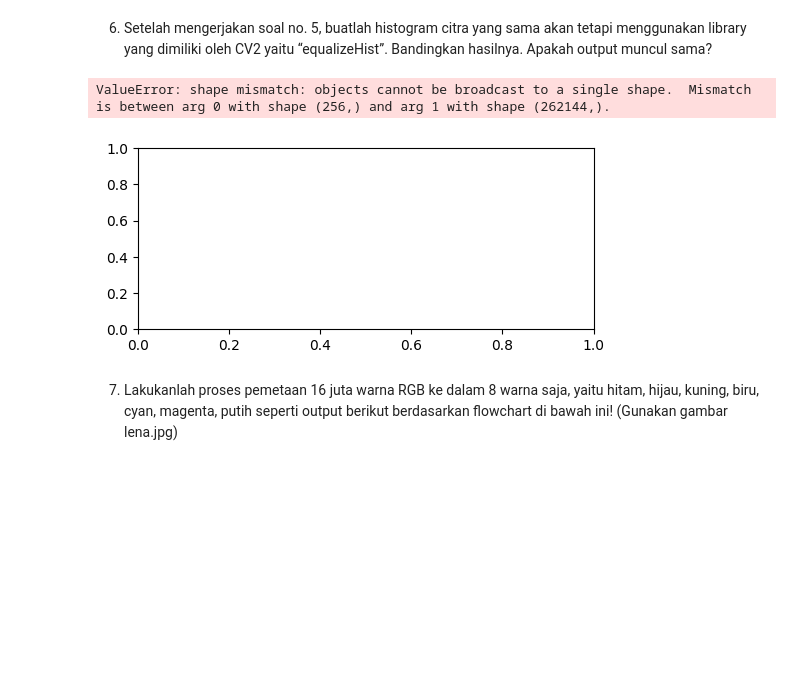
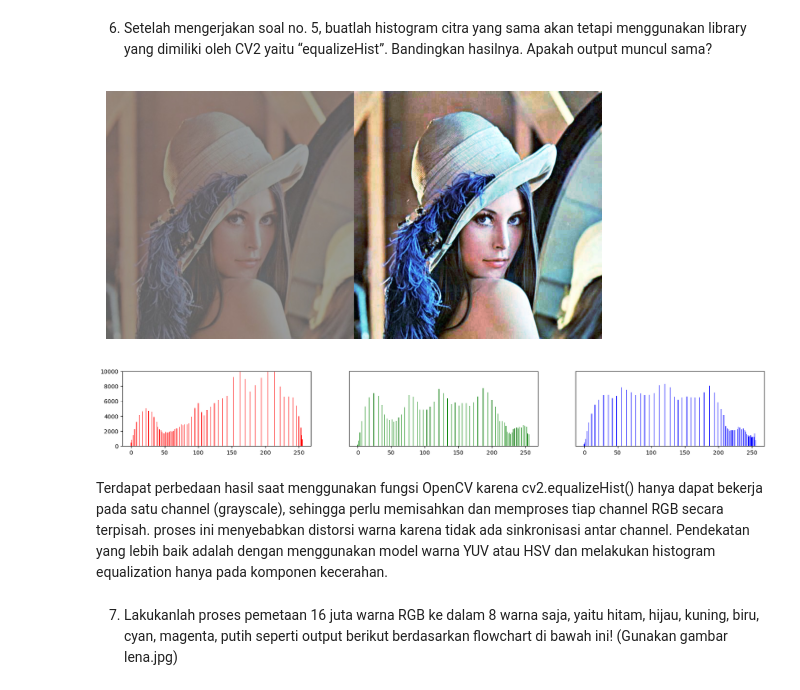
Before and after one commit to edoaurahman/PCVK, a Jupyter notebook: Week6.ipynb, the cells around one changed output. Saved outputs shown, nothing was run; the diff lists cells and outputs as text; code cells hidden in the pictures; blank space fills up the shorter version.

```diff
--- a/Week6.ipynb
+++ b/Week6.ipynb
@@ -177,29 +177,41 @@ hasilnya. Apakah output muncul sama?
 # %%
 lena_lc = io.imread('/content/drive/MyDrive/PCVK_MM/Images/Images/lena_lc.jpg')
 
 R = lena_lc[:,:,0]
 G = lena_lc[:,:,1]
 B = lena_lc[:,:,2]
 
 hist_r = cv.equalizeHist(R)
 hist_g = cv.equalizeHist(G)
 hist_b = cv.equalizeHist(B)
 
+merge = cv.merge([hist_r, hist_g, hist_b])
+
+final_frame = cv.hconcat([lena_lc, merge])
+
+plt.imshow(final_frame)
+plt.axis('off')
+plt.show()
 
 channels = [hist_r,hist_g,hist_b]
 colors = ['r', 'g', 'b']
+
 plt.figure(figsize=(20, 8))
+
 for i, channel in enumerate(channels):
-  plt.subplot(3, 3, i+1)
-  plt.bar(range(256), channel.ravel(),color=colors[i])
-  plt.ylim([0, 10000])
-  if i != 0:
-    plt.yticks([])
+    plt.subplot(3, 3, i+1)
+    plt.bar(range(256), compute_histogram(channel),color=colors[i])
+    plt.ylim([0, 10000])
+
+    if i != 0:
+      plt.yticks([])
 
 plt.show()
 # %% [output]
-ValueError: shape mismatch: objects cannot be broadcast to a single shape.  Mismatch is between arg 0 with shape (256,) and arg 1 with shape (262144,).
-[figure, old version]
+[figure, new version]
+[figure, added]
+# %% [markdown]
+Terdapat perbedaan hasil saat menggunakan fungsi OpenCV karena cv2.equalizeHist() hanya dapat bekerja pada satu channel (grayscale), sehingga perlu memisahkan dan memproses tiap channel RGB secara terpisah. proses ini menyebabkan distorsi warna karena tidak ada sinkronisasi antar channel. Pendekatan yang lebih baik adalah dengan menggunakan model warna YUV atau HSV dan melakukan histogram equalization hanya pada komponen kecerahan.
 # %% [markdown]
 7. Lakukanlah proses pemetaan 16 juta warna RGB ke dalam 8 warna saja, yaitu hitam,
 hijau, kuning, biru, cyan, magenta, putih seperti output berikut berdasarkan flowchart
```
